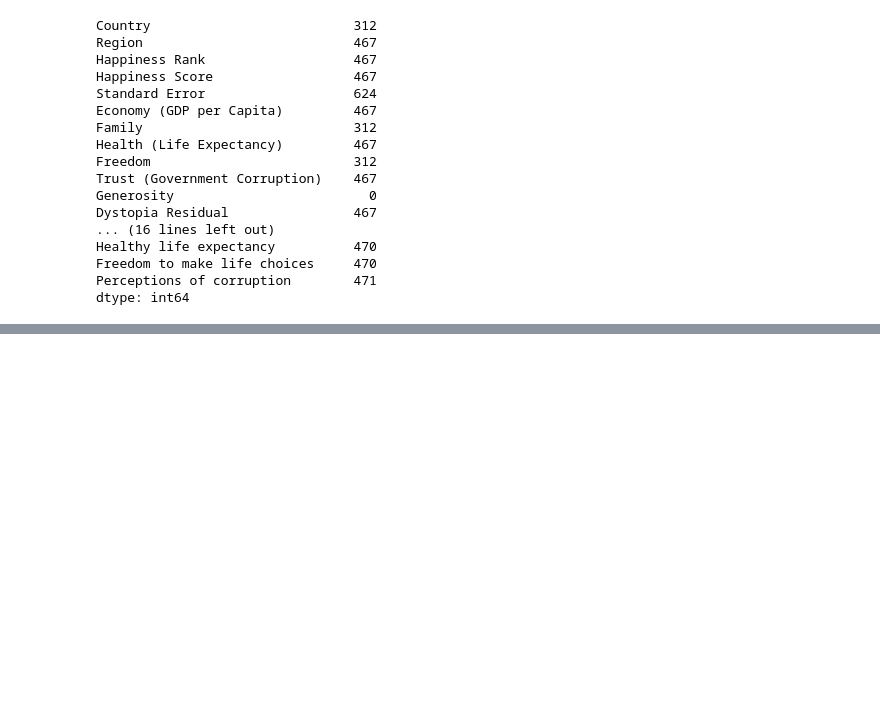
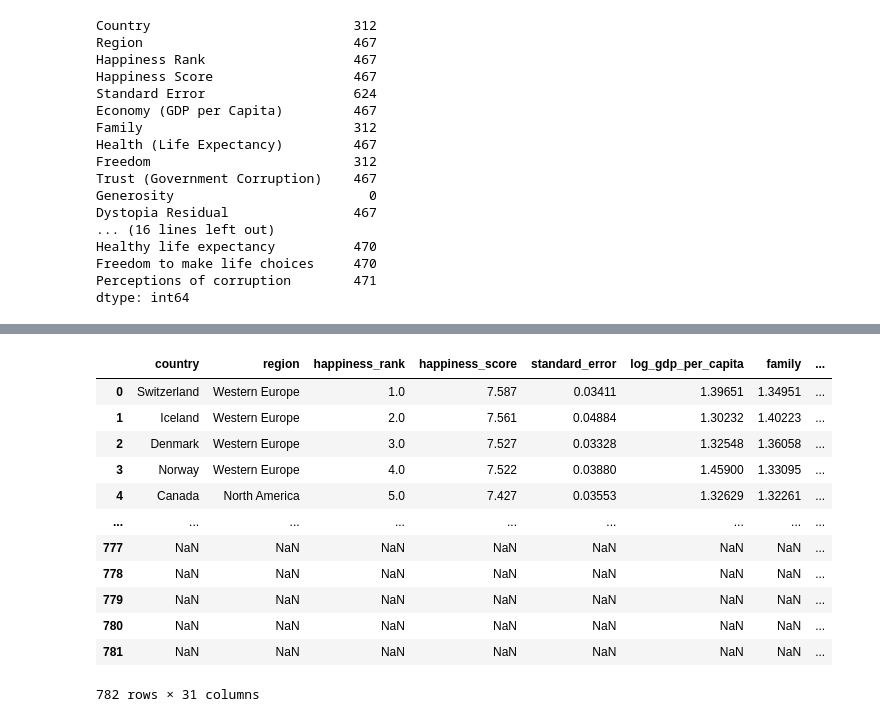
Before and after one commit to syed199921/EDA-on-World-Happiness-Dataset, a Jupyter notebook: eda/eda_world_happiness.ipynb, the cells around one changed output, grey strips where cells are left out. Drawn from its saved outputs; the diff is of its cells as text; code cells hidden in the pictures; blank space fills up the shorter version.

Commit message:
Column names standardized

```diff
--- a/eda/eda_world_happiness.ipynb
+++ b/eda/eda_world_happiness.ipynb
@@ -146,0 +172,53 @@ dtype: int64
+# %%
+# Canonical mapping dictionary
+canonical_map = {
+    'Country': 'country',
+    'Country or region': 'country',
+    'Region': 'region',
+    'Happiness Rank': 'happiness_rank',
+    'Overall rank': 'happiness_rank',
+    'Happiness Score': 'happiness_score',
+    'Happiness.Score': 'happiness_score',
+    'Score': 'happiness_score',
+    'Standard Error': 'standard_error',
+    'Economy (GDP per Capita)': 'log_gdp_per_capita',
+    'Economy..GDP.per.Capita.': 'log_gdp_per_capita',
+    'GDP per capita': 'log_gdp_per_capita',
+    'Family': 'family',
+    'Social support': 'social_support',
+    'Health (Life Expectancy)': 'healthy_life_expectancy',
+    'Health..Life.Expectancy.': 'healthy_life_expectancy',
+    'Healthy life expectancy': 'healthy_life_expectancy',
+    'Freedom': 'freedom',
+    'Freedom to make life choices': 'freedom',
+    'Trust (Government Corruption)': 'perceptions_of_corruption',
+    'Trust..Government.Corruption.': 'perceptions_of_corruption',
+    'Perceptions of corruption': 'perceptions_of_corruption',
+    'Generosity': 'generosity',
+    'Dystopia Residual': 'dystopia_residual',
+    'Dystopia.Residual': 'dystopia_residual',
+    'Whisker.high': 'whisker_high',
+    'Whisker.low': 'whisker_low',
+    'Lower Confidence Interval': 'lower_confidence_interval',
+    'Upper Confidence Interval': 'upper_confidence_interval',
+    'year': 'year'
+}
+# %%
+def standardize_column_names(df):
+    return df.rename(columns=lambda col:canonical_map.get(col, col.strip().lower().replace(" ", "_").replace(".","_")))
+# %%
+standardize_column_names(df)
+# %% [output]
+|  | country | region | happiness_rank | happiness_score | standard_error | log_gdp_per_capita | family | ... |
+| 0 | Switzerland | Western Europe | 1.0 | 7.587 | 0.03411 | 1.39651 | 1.34951 | ... |
+| 1 | Iceland | Western Europe | 2.0 | 7.561 | 0.04884 | 1.30232 | 1.40223 | ... |
+| 2 | Denmark | Western Europe | 3.0 | 7.527 | 0.03328 | 1.32548 | 1.36058 | ... |
+| 3 | Norway | Western Europe | 4.0 | 7.522 | 0.03880 | 1.45900 | 1.33095 | ... |
+| 4 | Canada | North America | 5.0 | 7.427 | 0.03553 | 1.32629 | 1.32261 | ... |
+| ... | ... | ... | ... | ... | ... | ... | ... | ... |
+| 777 | NaN | NaN | NaN | NaN | NaN | NaN | NaN | ... |
+| 778 | NaN | NaN | NaN | NaN | NaN | NaN | NaN | ... |
+| 779 | NaN | NaN | NaN | NaN | NaN | NaN | NaN | ... |
+| 780 | NaN | NaN | NaN | NaN | NaN | NaN | NaN | ... |
+| 781 | NaN | NaN | NaN | NaN | NaN | NaN | NaN | ... |
+782 rows × 31 columns
```
Also changed, not shown: parts of 3 cells of this notebook.
